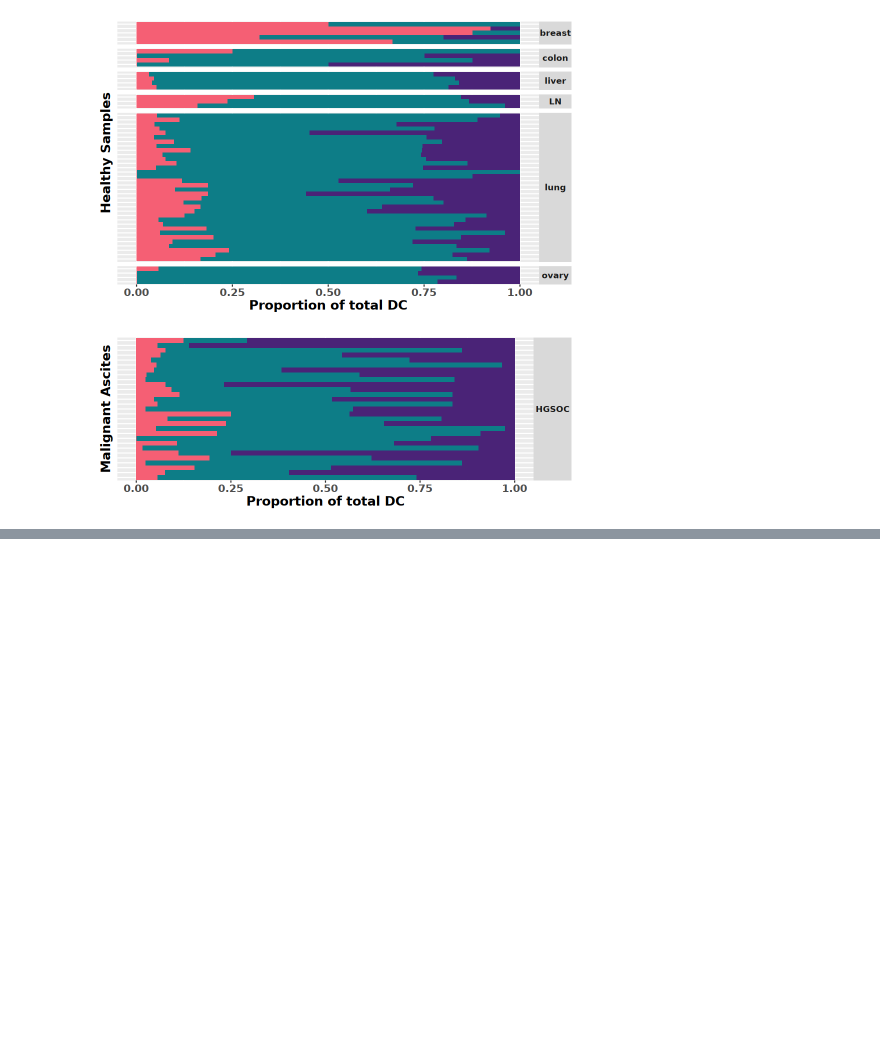
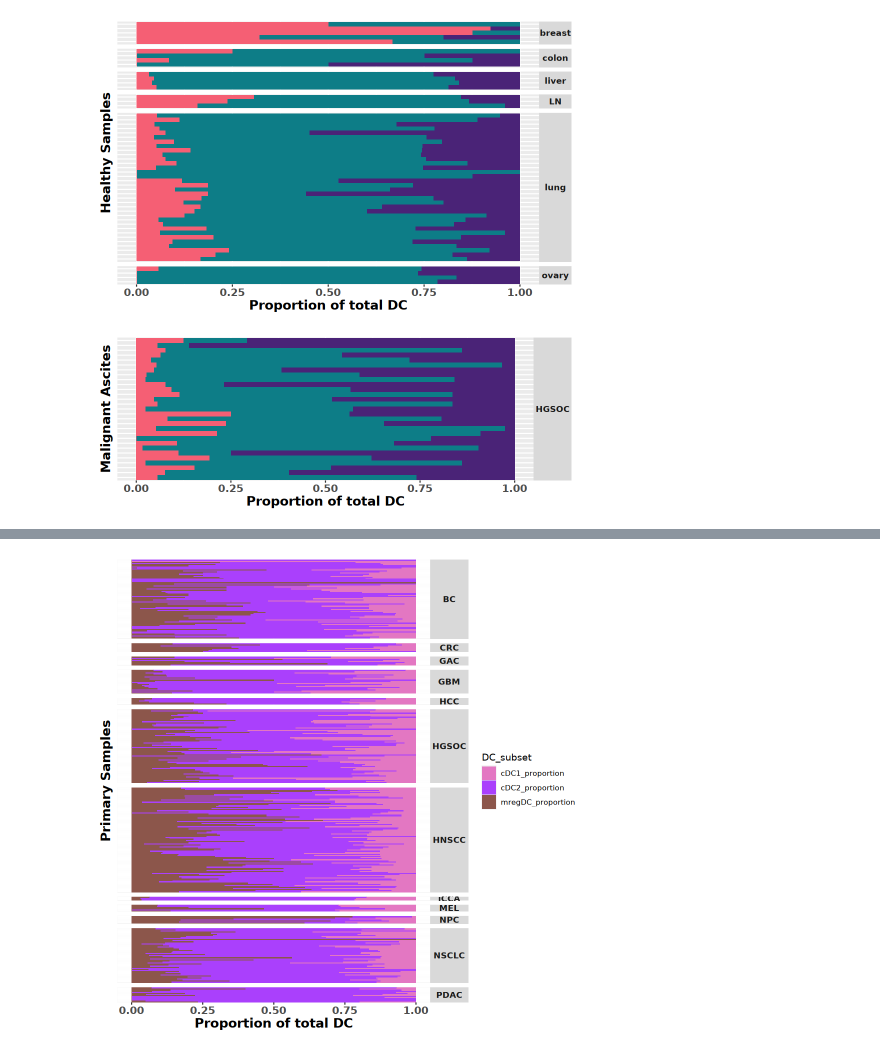
Before and after one commit to tuonglab/Nikita-project, a Jupyter notebook: notebooks/2025-05-07_Stacked-Proportions.ipynb, the cells around one changed output, grey strips where cells are left out. Cells and saved outputs as stored; diff of their text form; code cells hidden in the pictures; blank space fills up the shorter version.

Commit message:
stacked proportions - changed colours

```diff
--- a/notebooks/2025-05-07_Stacked-Proportions.ipynb
+++ b/notebooks/2025-05-07_Stacked-Proportions.ipynb
@@ -330,0 +342,19 @@ ggsave("dc_proportions_ascites.svg", width = 8, height = 3, units = "in")
+# %%
+# plot once to show legend
+options(repr.plot.height=8, repr.plot.width=8)
+ggplot(df_P, aes(fill = DC_subset, x = proportion, y = integration_id)) +
+  geom_bar(position = "stack", stat = "identity") +
+  facet_grid(cancer_broadest ~ ., scales = "free_y", space = "free") +
+  ylab("Primary Samples") +
+  xlab("Proportion of total DC") +
+  theme(axis.text.y = element_blank(),
+        axis.text.x = element_text(face="bold", size = 12),
+        axis.title.x = element_text(face="bold", size = 15),
+        axis.title.y = element_text(face="bold", size = 15),
+        axis.ticks.y = element_blank(),
+        strip.text.y = element_text(angle = 0, face="bold", size = 10)) +
+  scale_fill_manual(values = c("cDC1_proportion" = "#e377c2","cDC2_proportion" = "#aa40fc","mregDC_proportion" = "#8c564b"))
+
+ggsave("dc_proportions_legend_2.pdf", width = 8, height = 8, units = "in")
+# %% [output]
+[figure, added]
```
Also changed, not shown: parts of 7 cells of this notebook, 1 other file.
